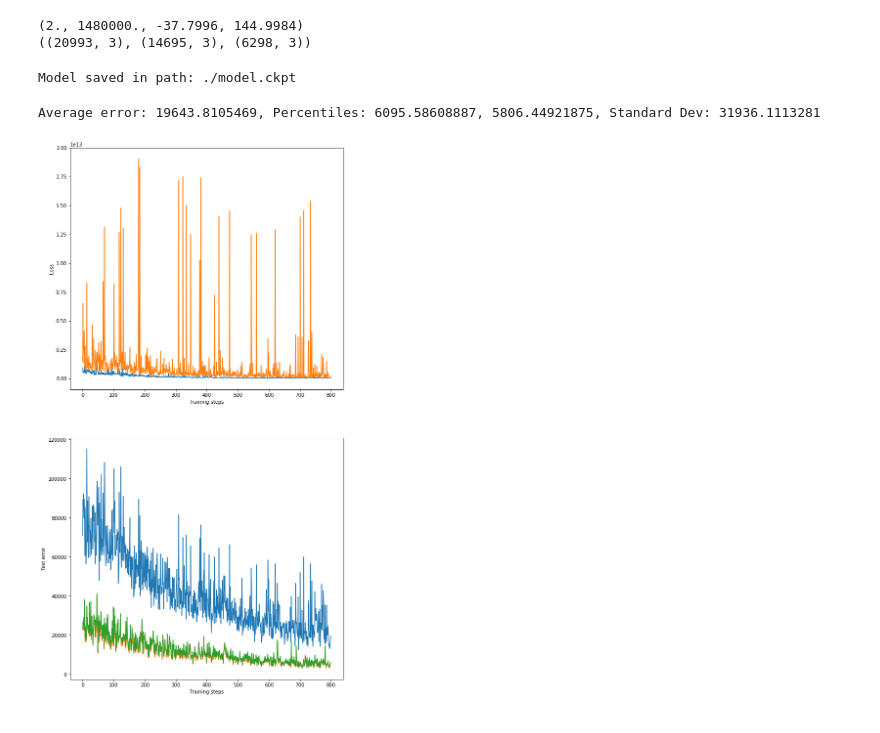
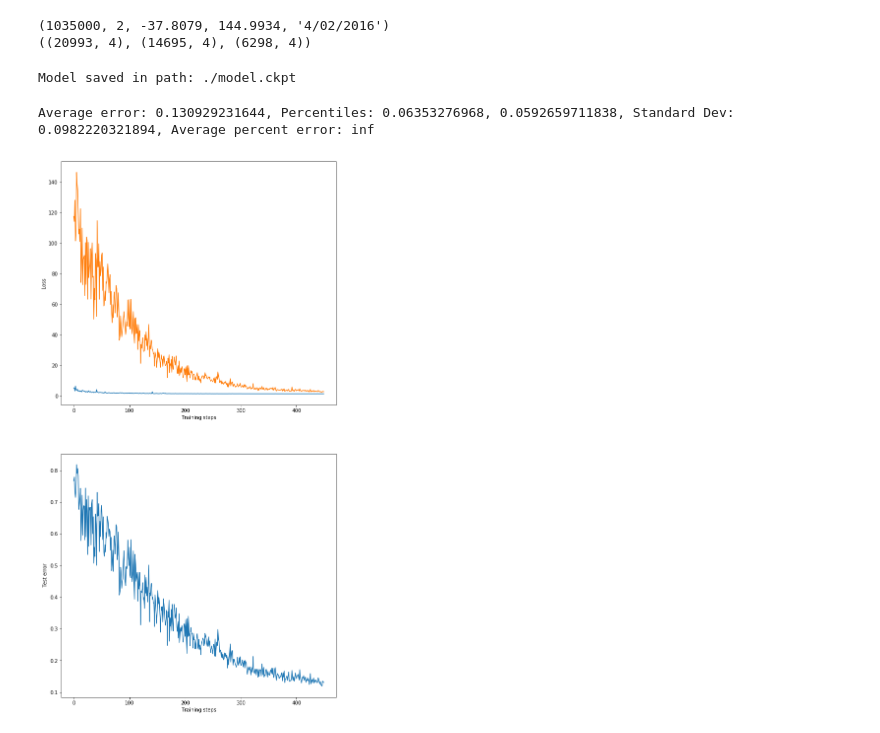
Before and after one commit to MattChubb/tensorflow-houseprices, a Jupyter notebook: House price experiment.ipynb, the cells around one changed output. Saved outputs shown, nothing was run; the diff lists cells and outputs as text; code cells hidden in the pictures.

Commit message:
Calculate percentage error

```diff
--- a/House price experiment.ipynb
+++ b/House price experiment.ipynb
@@ -65,15 +66,15 @@ def plot_decision_boundary(pred_func, X, y):
 # %%
 # Import house price data
 melbourne_dtypes = {
-    'names': ('rooms','price', 'lat', 'lon'),
-    'formats': ('float32', 'float32', 'float32', 'float32')
+    'names':   ('price',   'rooms',   'lat',     'lon',     'date'),
+    'formats': ('float32', 'float32', 'float32', 'float32', 'string')
 }
 melbourne_txns = np.genfromtxt('data/Melbourne_housing_noblanks.csv',
-                             delimiter=',', usecols=(2,4,17,18), skip_header=1,
-                             dtype=melbourne_dtypes
+                             delimiter=',', usecols=(4,2,17,18,7), skip_header=1,
+                             dtype=None
 #                              max_rows=total_data_size)
                               )
-print(melbourne_txns[0])
+print(melbourne_txns[1])
 
 training_data_pct = 0.7
 test_data_pct = 0.3
@@ -81,7 +82,7 @@ total_data_size = len(melbourne_txns)
 training_data_size = int(total_data_size * training_data_pct)
 test_data_size = int(total_data_size * test_data_pct)
 
-y_prices = np.array([txn[1] for txn in melbourne_txns])
+y_prices = np.array([np.float32(txn[0]) for txn in melbourne_txns])
 max_price = np.amax(y_prices)
 
 def norm_price(price):
@@ -91,15 +92,19 @@ def unnorm_price(price):
 
 y_norm_prices = norm_price(y_prices)
 
-rooms_unnormalied = np.array([txn[0] for txn in melbourne_txns])
-lat_unnormalised = np.array([txn[2] for txn in melbourne_txns])
-lon_unnormalised = np.array([txn[3] for txn in melbourne_txns])
+rooms_unnormalied = np.array([np.float32(txn[1]) for txn in melbourne_txns])
+lat_unnormalised = np.array([np.float32(txn[2]) for txn in melbourne_txns])
+lon_unnormalised = np.array([np.float32(txn[3]) for txn in melbourne_txns])
+saledate_unnormalised = np.array([
+    np.float32(int(time.mktime(time.strptime( txn[4], '%d/%m/%Y' )))) for txn in melbourne_txns
+])
 
 X = normalise_all_columns(
     make_n_dimensional_ndarray(
         [lat_unnormalised,
         lon_unnormalised,
-        rooms_unnormalied
+        rooms_unnormalied,
+        saledate_unnormalised
         ]
     )
 )
@@ -110,15 +115,15 @@ X_test = X[training_data_size:total_data_size]
 
 print(X.shape, X_train.shape, X_test.shape)
 # %% [output]
-(2., 1480000., -37.7996, 144.9984)
-((20993, 3), (14695, 3), (6298, 3))
+(1035000, 2, -37.8079, 144.9934, '4/02/2016')
+((20993, 4), (14695, 4), (6298, 4))
 # %%
 # Imports and config
 import tensorflow as tf
 import numpy as np
 
 num_of_results = y_prices.size
-input_layer_size = 3
+input_layer_size = X_train.shape[1]
 hidden_layer_1_size = 20
 hidden_layer_2_size = 10
 hidden_layer_3_size = 100
@@ -175,7 +180,7 @@ yhat = tf.nn.bias_add(
 
 # Offset out
 offset_out = tf.Variable(tf.random_normal([output_layer_size], 1, 0))
-scale_out = tf.Variable(tf.random_normal([output_layer_size], 1000000, 0))
+scale_out = tf.Variable(tf.random_normal([output_layer_size], 1, 0))
 # yhat_out = yhat*scale_out + offset_out
 yhat_out = (yhat+offset_out)*scale_out
 # yhat_out = yhat
@@ -184,9 +189,9 @@ yhat_out = (yhat+offset_out)*scale_out
 # Compute the error
 # yerror = tf.reduce_logsumexp(tf.subtract(yhat, target))
 # yerror = tf.reduce_logsumexp(tf.subtract(yhat_out, target))
-yerror_unnormalised = tf.subtract(yhat_out, target)
-# yerror_unnormalised = tf.divide(tf.subtract(yhat_out, target), target)
-yerror = tf.divide(yerror_unnormalised, input_size)
+basic_error = tf.subtract(yhat_out, target)
+percent_error = tf.divide(tf.subtract(yhat_out, target), target)
+yerror = tf.divide(basic_error, input_size)
 # yerror = yerror_unnormalised
 loss = tf.nn.l2_loss(yerror)
 # loss = yerror
@@ -197,8 +202,8 @@ update_weights = tf.train.AdamOptimizer().minimize(loss)
 # %%
 # Train NN and predict
 
-training_steps = 10
-epochs = 1000
+training_steps = 20
+epochs = 500
 train_sample_size = 100
 test_sample_size = 100
 
@@ -209,6 +214,7 @@ error_test_means = []
 error_test_stds = []
 error_test_highpcts = []
 error_test_lowpcts = []
+error_test_percenterrors = []
 
 def take_sample(data, size):
     data_size = data.shape[0]
@@ -237,7 +243,7 @@ with tf.Session() as sess:
         test_losses.append(loss_test)
 
         # Error
-        error_test = yerror_unnormalised.eval(feed_dict = {input: X_test_sample})
+        error_test = basic_error.eval(feed_dict = {input: X_test_sample})
         error_test = abs(error_test)
 
         error_test_mean = np.mean(error_test)
@@ -250,6 +256,11 @@ with tf.Session() as sess:
         error_test_highpcts.append(error_test_percentiles[1])
         error_test_lowpcts.append(error_test_percentiles[0])
 
+        percenterror_test = percent_error.eval(feed_dict = {input: X_test_sample})
+        percenterror_test = abs(percenterror_test)
+        percenterror_test_mean = np.mean(percenterror_test)
+        error_test_percenterrors.append(percenterror_test_mean)
+
     save_path = saver.save(sess, "./model.ckpt")
     print("Model saved in path: %s" % save_path)
 # %% [output]
@@ -259,41 +270,43 @@ fig, (ax1, ax2) = plt.subplots(2)
 plt.subplots_adjust(wspace=.3)
 fig.set_size_inches(10, 20)
 
-skip=200
+skip=50
 # skip=0
 total_steps = len(train_losses)
 
 
 # Losses
 ax1.plot(range(0, total_steps-skip),
          train_losses[skip:total_steps],
          test_losses[skip:total_steps])
 ax1.set_ylabel("Loss")
 ax1.set_xlabel("Training steps")
 
 
 # Errors
 ax2.plot(range(0, total_steps-skip), error_test_means[skip:total_steps])
-ax2.plot(range(0, total_steps-skip), error_test_lowpcts[skip:total_steps])
-ax2.plot(range(0, total_steps-skip), error_test_highpcts[skip:total_steps])
+ax2.plot(range(0, total_steps-skip), error_test_percenterrors[skip:total_steps])
+# ax2.plot(range(0, total_steps-skip), error_test_lowpcts[skip:total_steps])
+# ax2.plot(range(0, total_steps-skip), error_test_highpcts[skip:total_steps])
 ax2.set_ylabel("Test error")
 ax2.set_xlabel("Training steps")
 
 
 # Stats
 final_average = error_test_means[-1]
 final_low_pct = error_test_lowpcts[-1]
 final_high_pct = error_test_highpcts[-1]
 final_std = error_test_stds[-1]
+final_avg_pct_error = error_test_percenterrors[-1]
 
 
 # Show
-print("Average error: {}, Percentiles: {}, {}, Standard Dev: {}".format(
-    final_average, final_high_pct, final_low_pct, final_std))
+print("Average error: {}, Percentiles: {}, {}, Standard Dev: {}, Average percent error: {}".format(
+    final_average, final_high_pct, final_low_pct, final_std, final_avg_pct_error))
 plt.show()
 # %% [output]
-Average error: 19643.8105469, Percentiles: 6095.58608887, 5806.44921875, Standard Dev: 31936.1113281
+Average error: 0.130929231644, Percentiles: 0.06353276968, 0.0592659711838, Standard Dev: 0.0982220321894, Average percent error: inf
-[figure, old version]
+[figure, new version]
 # %%
 # Output some examples
 example_size = 10
```
Also changed, not shown: parts of 2 cells of this notebook, 3 other files.
